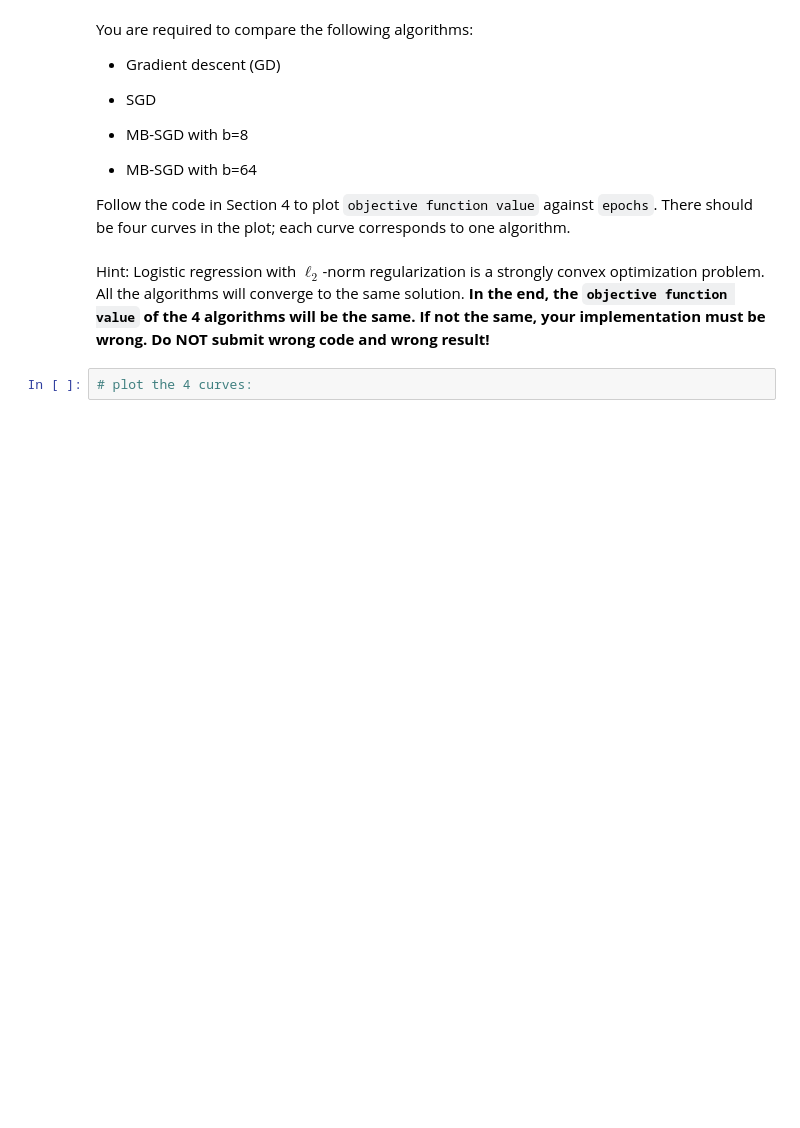
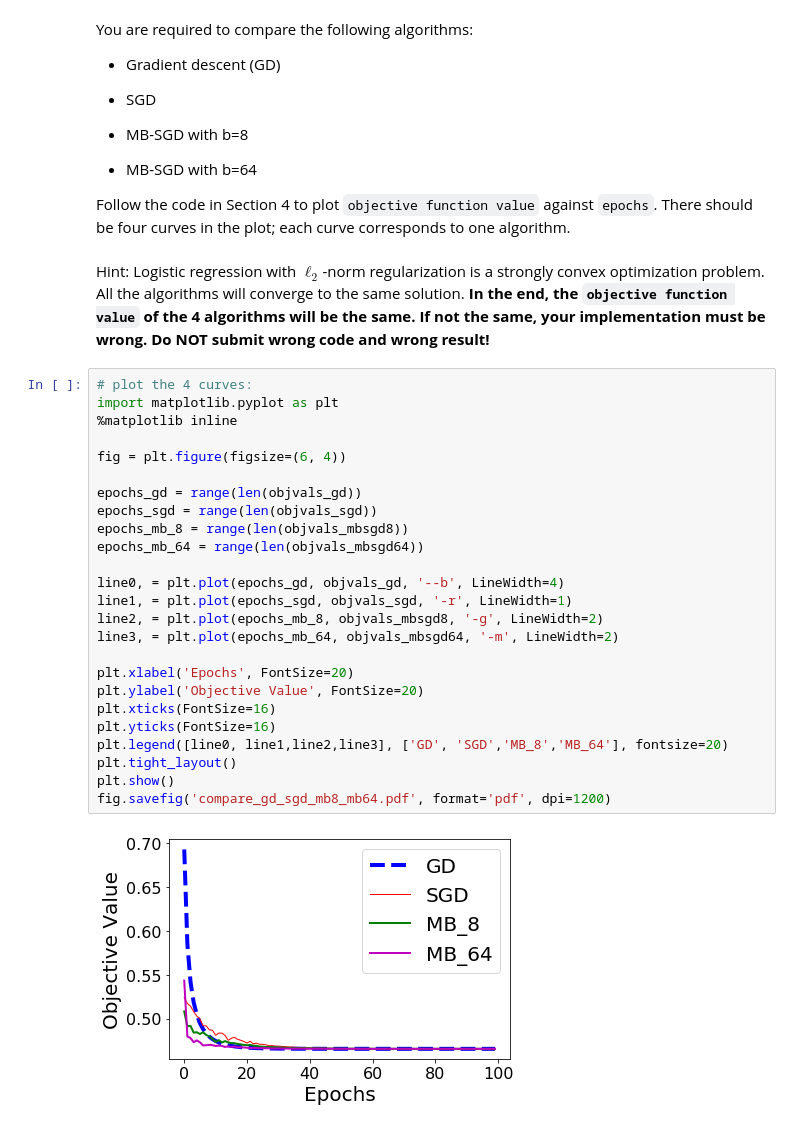
Before and after one commit to vlee1776/DeepLearning, a Jupyter notebook: HW2/HM2.ipynb, the cells around one changed output. Drawn from its saved outputs; the diff is of its cells as text; blank space fills up the shorter version.

````diff
--- a/HW2/HM2.ipynb
+++ b/HW2/HM2.ipynb
@@ -537,5 +537,30 @@ You are required to compare the following algorithms:
 Follow the code in Section 4 to plot ```objective function value``` against ```epochs```. There should be four curves in the plot; each curve corresponds to one algorithm.
 # %% [markdown]
 Hint: Logistic regression with $\ell_2$-norm regularization is a strongly convex optimization problem. All the algorithms will converge to the same solution. **In the end, the ``objective function value`` of the 4 algorithms will be the same. If not the same, your implementation must be wrong. Do NOT submit wrong code and wrong result!**
-# %%
-# plot the 4 curves:
+# %%
+# plot the 4 curves:
+import matplotlib.pyplot as plt
+%matplotlib inline
+
+fig = plt.figure(figsize=(6, 4))
+
+epochs_gd = range(len(objvals_gd))
+epochs_sgd = range(len(objvals_sgd))
+epochs_mb_8 = range(len(objvals_mbsgd8))
+epochs_mb_64 = range(len(objvals_mbsgd64))
+
+line0, = plt.plot(epochs_gd, objvals_gd, '--b', LineWidth=4)
+line1, = plt.plot(epochs_sgd, objvals_sgd, '-r', LineWidth=1)
+line2, = plt.plot(epochs_mb_8, objvals_mbsgd8, '-g', LineWidth=2)
+line3, = plt.plot(epochs_mb_64, objvals_mbsgd64, '-m', LineWidth=2)
+
+plt.xlabel('Epochs', FontSize=20)
+plt.ylabel('Objective Value', FontSize=20)
+plt.xticks(FontSize=16)
+plt.yticks(FontSize=16)
+plt.legend([line0, line1,line2,line3], ['GD', 'SGD','MB_8','MB_64'], fontsize=20)
+plt.tight_layout()
+plt.show()
+fig.savefig('compare_gd_sgd_mb8_mb64.pdf', format='pdf', dpi=1200)
+# %% [output]
+[figure, added]
````
Also changed, not shown: parts of 7 cells of this notebook, 3 other files.
